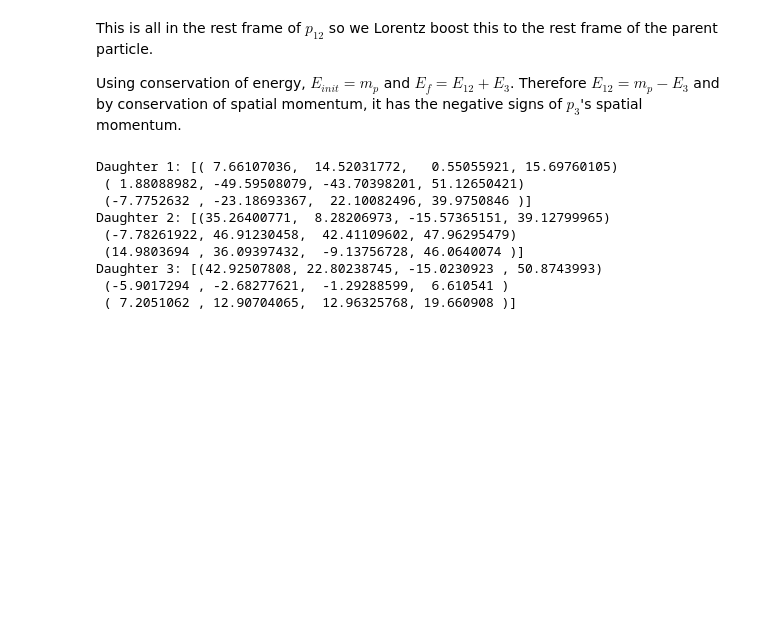
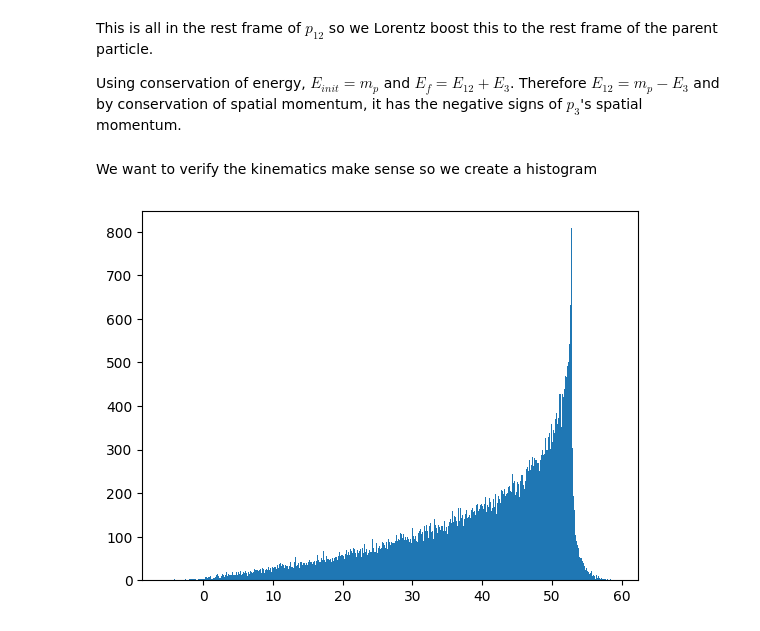
Before and after one commit to jchoi55/MINeut, a Jupyter notebook: 3-body-decay.ipynb, the cells around one changed output. Saved outputs shown, nothing was run; the diff lists cells and outputs as text; code cells hidden in the pictures; blank space fills up the shorter version.

```diff
--- a/3-body-decay.ipynb
+++ b/3-body-decay.ipynb
@@ -14,7 +14,7 @@ m3 = 0.12*1e-6 #muon neutrino is less than this
 Sample $s_{12}$
 # %%
 #number of simulations
-N = 1000
+N = 100000
 
 s12max = (mp-m3)**2
 s12min = (m1+m2)**2
@@ -42,7 +42,7 @@ E3 = np.sqrt(m3**2+p3**2)
 # %%
 daughter3 = vector.array(
     {
-        "E": np.full(N, E3),
+        "E": E3,
         "px": p3x,
         "py": p3y,
         "pz": p3z,
@@ -66,7 +66,7 @@ E2 = np.sqrt(m2**2+p12**2)
 
 daughter1 = vector.array(
     {
-        "E": np.full(N, E1),
+        "E": E1,
         "px": p12x,
         "py": p12y,
         "pz": p12z,
@@ -75,7 +75,7 @@ daughter1 = vector.array(
 
 daughter2 = vector.array(
     {
-        "E": np.full(N, E2),
+        "E": E2,
         "px": -p12x,
         "py": -p12y,
         "pz": -p12z,
@@ -96,16 +96,16 @@ daughter12 = vector.array({
 boosted_1 = daughter1.boostCM_of_p4(daughter12)
 boosted_2 = daughter2.boostCM_of_p4(daughter12)
 
-print("Daughter 1:", boosted_1[0:3])
-print("Daughter 2:", boosted_2[0:3])
-print("Daughter 3:", daughter3[0:3])
+#print("Daughter 1:", boosted_1[0:3])
+#print("Daughter 2:", boosted_2[0:3])
+#print("Daughter 3:", daughter3[0:3])
-# %% [output]
-Daughter 1: [( 7.66107036,  14.52031772,   0.55055921, 15.69760105)
- ( 1.88088982, -49.59508079, -43.70398201, 51.12650421)
- (-7.7752632 , -23.18693367,  22.10082496, 39.9750846 )]
-Daughter 2: [(35.26400771,  8.28206973, -15.57365151, 39.12799965)
- (-7.78261922, 46.91230458,  42.41109602, 47.96295479)
- (14.9803694 , 36.09397432,  -9.13756728, 46.0640074 )]
-Daughter 3: [(42.92507808, 22.80238745, -15.0230923 , 50.8743993)
- (-5.9017294 , -2.68277621,  -1.29288599,  6.610541 )
- ( 7.2051062 , 12.90704065,  12.96325768, 19.660908 )]
+# %% [markdown]
+We want to verify the kinematics make sense so we create a histogram
+# %%
+import matplotlib.pyplot as plt
+
+energies2 = boosted_2.E
+plt.hist(energies2, bins=1000)
+plt.show()
+# %% [output]
+[figure, added]
```
Also changed, not shown: parts of 4 cells of this notebook.
